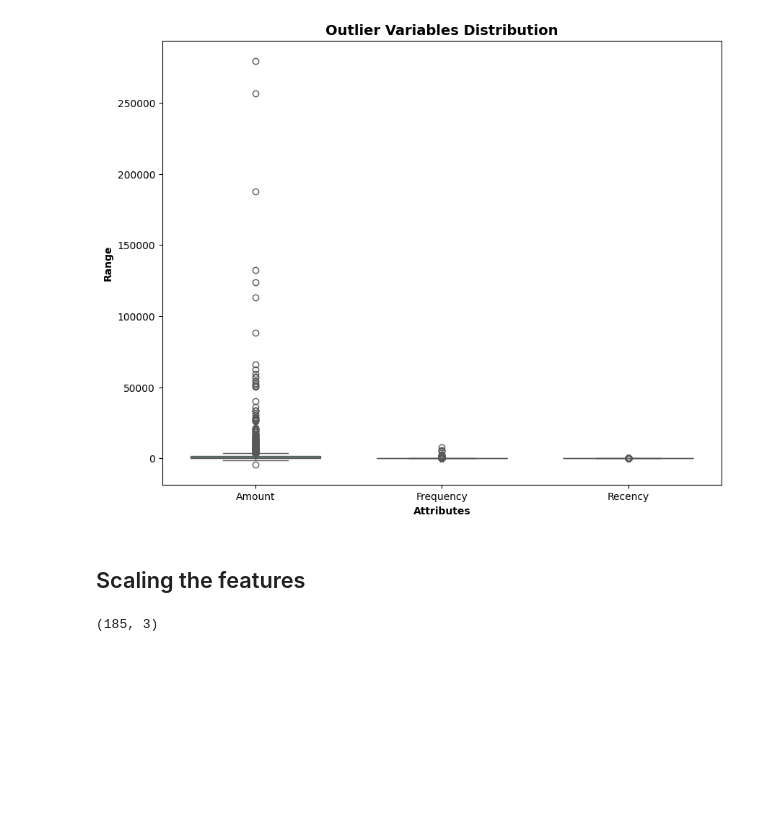
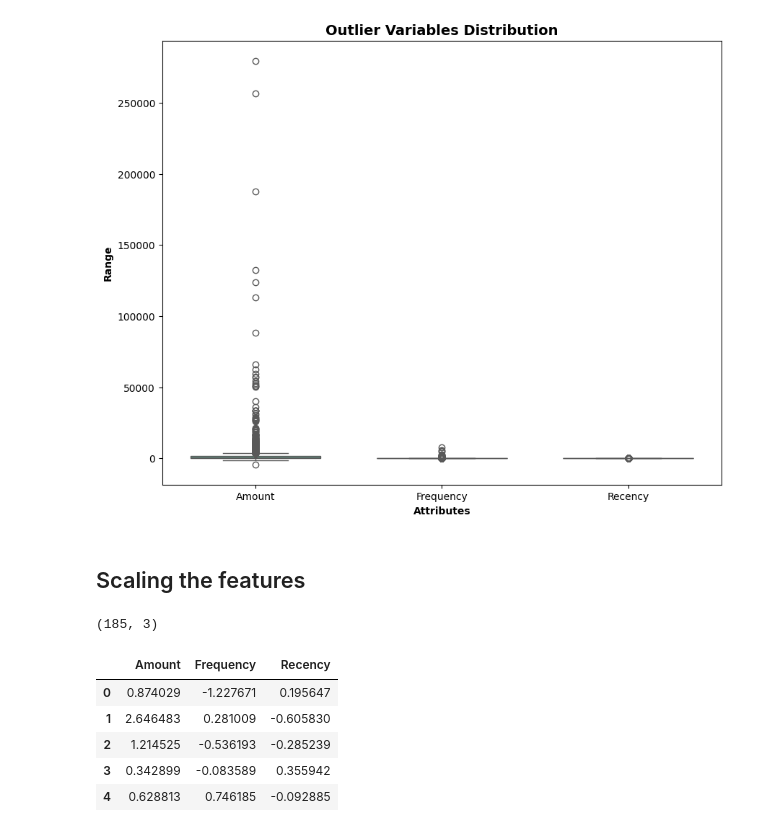
Before and after one commit to frdwish/Machine-learning-Mini-Projects, a Jupyter notebook: Customer_Segmentation/K_MeansClustering.ipynb, the cells around one changed output. Cells and saved outputs as stored; diff of their text form; code cells hidden in the pictures; blank space fills up the shorter version.

```diff
--- a/Customer_Segmentation/K_MeansClustering.ipynb
+++ b/Customer_Segmentation/K_MeansClustering.ipynb
@@ -232,4 +232,11 @@ rfm_df_scaled.shape
 # %%
 rfm_df_scaled = pd.DataFrame(rfm_df_scaled)
 rfm_df_scaled.columns = ['Amount', 'Frequency', 'Recency']
-rfm
+rfm_df_scaled.head()
+# %% [output]
+|  | Amount | Frequency | Recency |
+| 0 | 0.874029 | -1.227671 | 0.195647 |
+| 1 | 2.646483 | 0.281009 | -0.605830 |
+| 2 | 1.214525 | -0.536193 | -0.285239 |
+| 3 | 0.342899 | -0.083589 | 0.355942 |
+| 4 | 0.628813 | 0.746185 | -0.092885 |
```
